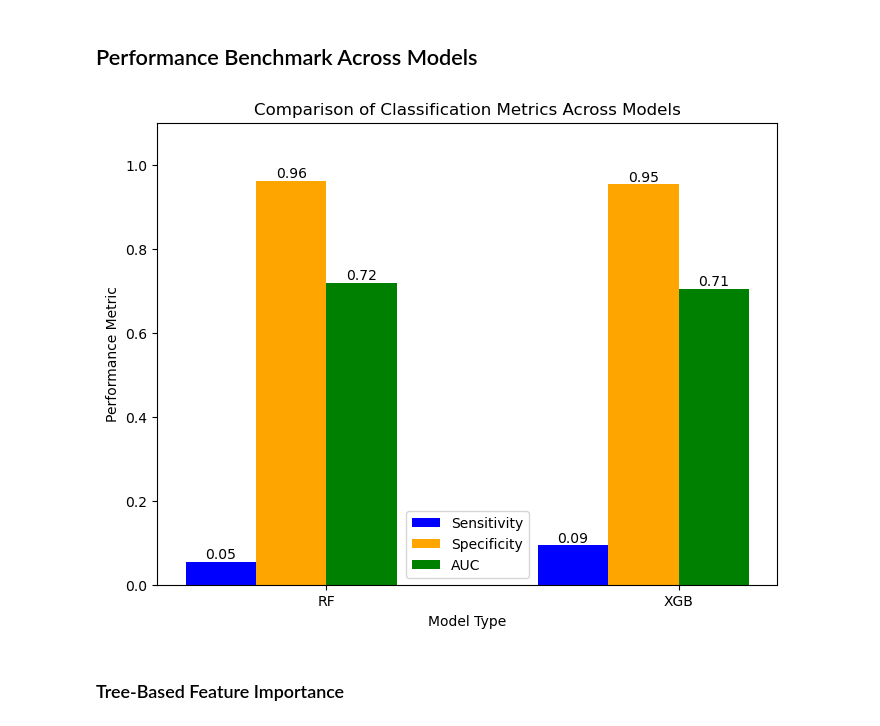
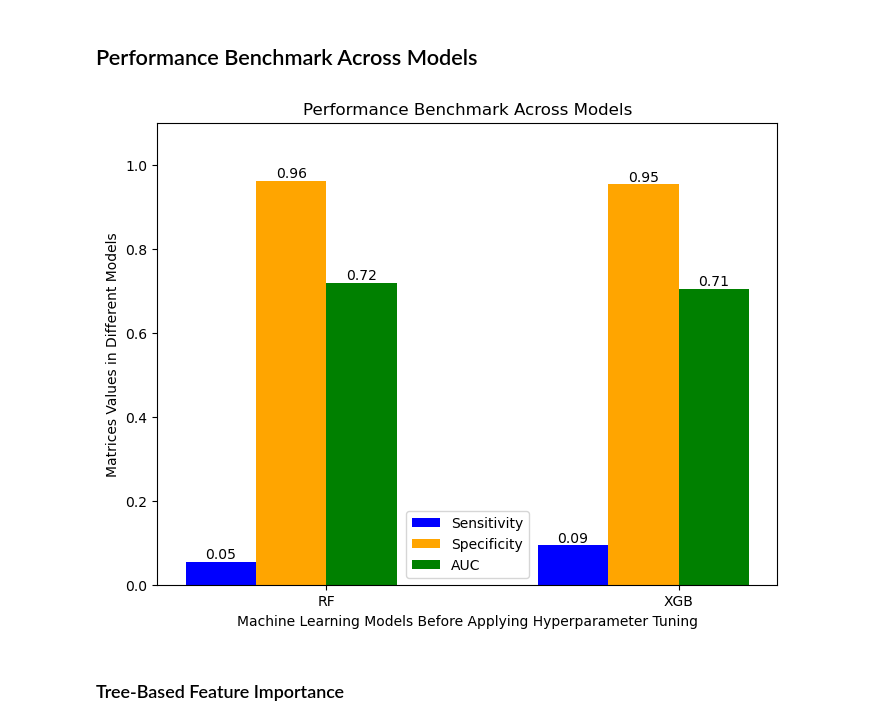
Before and after one commit to Shahedur23036883/Cerebral-Stroke-Prediction, a Jupyter notebook: cerebral_stroke_prediction_ipynb_real_ipynb2_ipynb_ff.ipynb, the cells around one changed output. Drawn from its saved outputs; the diff is of its cells as text; code cells hidden in the pictures.

```diff
--- a/cerebral_stroke_prediction_ipynb_real_ipynb2_ipynb_ff.ipynb
+++ b/cerebral_stroke_prediction_ipynb_real_ipynb2_ipynb_ff.ipynb
@@ -190,6 +116,6 @@ clean_data.to_csv('data/clean_data.csv',index=False)
 # %%
-features = ['gender', 'ever_married', 'work_type', 'Residence_type', 'smoking_status']
+features = ['smoking_status', 'gender', 'ever_married', 'Residence_type', 'gender', 'work_type']
 for col in features:
-    values = clean_data[col].unique()
+    values = cleaned_missing_value_handled_id_dropped_smoking_status_dropna_stroke_df[col].unique()
     print(f"Distinct entries found in '{col}' column → {values}")
 # %% [output]
@@ -246,6 +169,6 @@ Name: count, dtype: int64
 # %%
-X = clean_data.drop('stroke', axis=1)
-y = clean_data['stroke']
+X = cleaned_missing_value_handled_id_dropped_smoking_status_dropna_stroke_df.drop('stroke', axis=1)
+y = cleaned_missing_value_handled_id_dropped_smoking_status_dropna_stroke_df['stroke']
 print(y.value_counts())
 print(X.shape)
 print(y.shape)
@@ -314,7 +233,5 @@ ax.axis('equal')
 # %%
-from sklearn.preprocessing import StandardScaler
-
-standardizer = StandardScaler()
-X_train_resampled = standardizer.fit_transform(X_train_resampled)
-X_valid = standardizer.transform(X_valid)
-X_test = standardizer.transform(X_test)
+scaler = StandardScaler()
+X_train_resampled = scaler.fit_transform(X_train_resampled)
+X_valid = scaler.transform(X_valid)
+X_test = scaler.transform(X_test)
@@ -519,49 +425,50 @@ AUC Score → 0.71
 # %% [markdown]
 ## Performance Benchmark Across Models
 # %%
-import matplotlib.pyplot as plt
-import numpy as np
+#8
+# Performance Benchmark Across Models
 
-# Model performance metrics
+
+# Use actual values from #6 and #7
 ml_names = ['RF', 'XGB']
-sensitivities = [sensitivity_rf, sens_xgb]
-specificities = [specificity_rf, spec_xgb]
-auc_scores = [rf_auc, auc_val]
+sensitivities = [sensitivity_rf, sensitivity_xgb]  # From #6 and #7
+specificities = [specificity_rf, specificity_xgb]  # From #6 and #7
+aucs = [rf_model_area_under_curve_score_before_tuning, area_under_curve_for_xgb_before_tuning]                           # From #6 and #7
 
-# Helper to annotate bars
-def display_bar_labels(bars):
+# Define the autolabel function to show the height (score) above each bar
+def autolabel(bars):
     for bar in bars:
-        score = bar.get_height()
-        plt.text(bar.get_x() + bar.get_width() / 2.0, score, round(score, 2),
+        yval = bar.get_height()
+        plt.text(bar.get_x() + bar.get_width() / 2.0, yval, round(yval, 2),
                  ha='center', va='bottom')
 
-# Setup bar chart
+# Plot sensitivity, specificity, and AUC
 fig, ax = plt.subplots(figsize=(8, 6))
 bar_width = 0.2
-x_positions = np.arange(len(ml_names))
+index = np.arange(len(ml_names))
 
-# Draw grouped bars
-bars_sens = ax.bar(x_positions, sensitivities, bar_width, label='Sensitivity', color='blue')
-bars_spec = ax.bar(x_positions + bar_width, specificities, bar_width, label='Specificity', color='orange')
-bars_auc = ax.bar(x_positions + 2 * bar_width, auc_scores, bar_width, label='AUC', color='green')
+# Create bars
+bar1 = ax.bar(index, sensitivities, bar_width, label='Sensitivity', color='blue')
+bar2 = ax.bar(index + bar_width, specificities, bar_width, label='Specificity', color='orange')
+bar3 = ax.bar(index + 2 * bar_width, aucs, bar_width, label='AUC', color='green')
 
-# Axis and appearance tweaks
-ax.set_xlabel('Model Type')
-ax.set_ylabel('Performance Metric')
-ax.set_title('Comparison of Classification Metrics Across Models')
-ax.set_xticks(x_positions + bar_width * 1.5)
+# Customize the plot
+ax.set_xlabel('Machine Learning Models Before Applying Hyperparameter Tuning')
+ax.set_ylabel('Matrices Values in Different Models')
+ax.set_title('Performance Benchmark Across Models')
+ax.set_xticks(index + bar_width * 1.5)  # Center x-ticks properly
 ax.set_xticklabels(ml_names)
-ax.set_ylim(0, 1.1)
+ax.set_ylim(0, 1.1)  # Ensure space for labels above bars
 ax.legend()
 
-# Add score annotations
-display_bar_labels(bars_sens)
-display_bar_labels(bars_spec)
-display_bar_labels(bars_auc)
+# Add labels above the bars
+autolabel(bar1)
+autolabel(bar2)
+autolabel(bar3)
 
 plt.show()
 # %% [output]
-[figure, old version]
+[figure, new version]
 # %% [markdown]
 ### Tree-Based Feature Importance
 # %%
```
Also changed, not shown: parts of 43 cells of this notebook, 1 other file.
